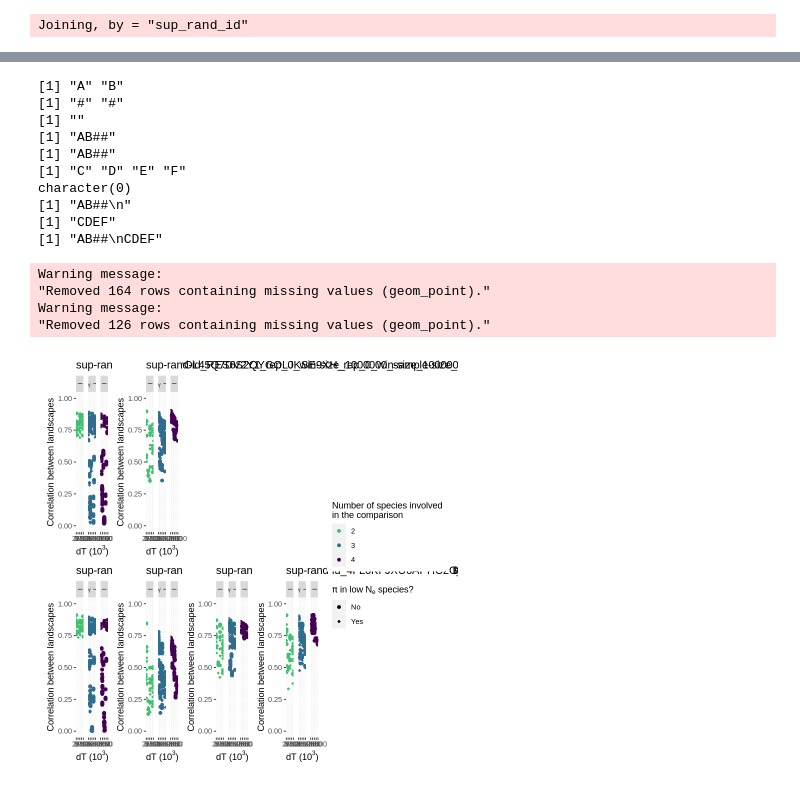
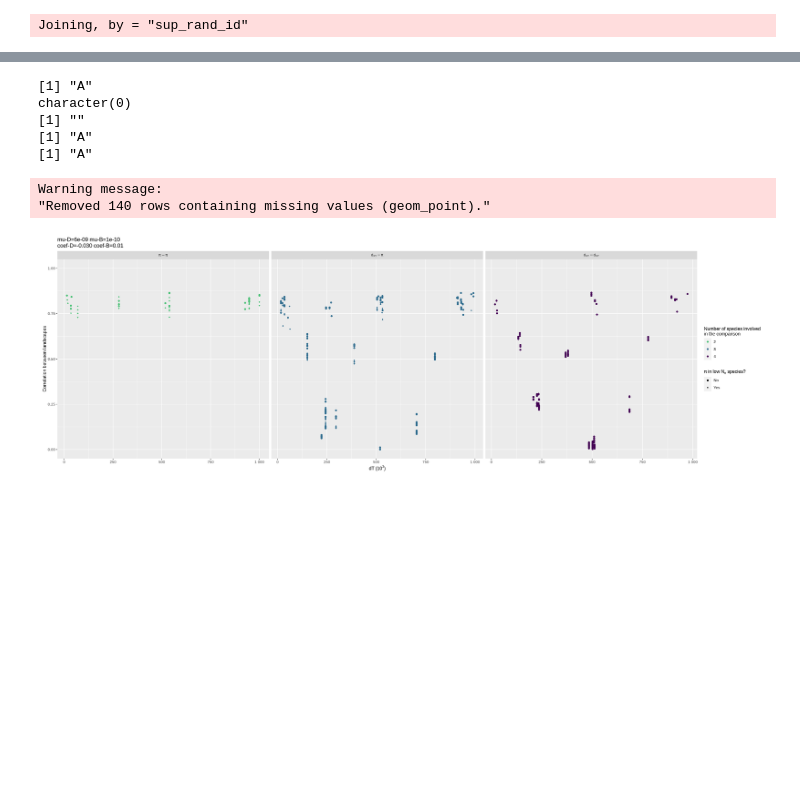
Before and after one commit to kr-colab/greatapes_sims, a Jupyter notebook: scripts/R/data-and-sims_panels.ipynb, the cells around one changed output, grey strips where cells are left out. Saved outputs shown, nothing was run; the diff lists cells and outputs as text; code cells hidden in the pictures; blank space fills up the shorter version.

```diff
--- a/scripts/R/data-and-sims_panels.ipynb
+++ b/scripts/R/data-and-sims_panels.ipynb
@@ -42,6 +53,8 @@ Joining, by = "sup_rand_id"
 simresults = simresults[simresults$win_len==win_len & simresults$padding == padding & simresults$rescf==1,]
 # %%
 simresults$selregime = ifelse(simresults$posrate<1e-16,ifelse(simresults$delrate<1e-16, "neutral", "del_only"), ifelse(simresults$delrate<1e-16, "pos_only", "both"))
+# %%
+simresults$seldesc = apply(simresults,1, function(x) paste("mu-D=", x["delrate"], " mu-B=", x["posrate"], "\ncoef-D=", x["delcoef"], " coef-B=", x["poscoef"], sep=""))
 # %%
 list.files(paste0(sims_path,simresults[10,]$folderpath))
 # %% [output]
@@ -61,6 +62,9 @@ list.files(paste0(sims_path,simresults[10,]$folderpath))
 # %%
-tmp = simresults[c(10,15,9,6,12,2),]
-
+tmp = simresults[1:1,]
+tmp = tmp[
+  with(tmp, order(delrate,posrate,-delcoef,poscoef)),
+]
+rownames(tmp) <- NULL
 plots = apply(tmp,1,
               function(x) readRDS(paste0(sims_path,x["folderpath"],
-                                         "/cor-pidxy-dT_",x["desc"],".rds"))+ggtitle(x["desc"]))
+                                         "/cor-pidxy-dT_",x["desc"],".rds"))+ggtitle(x["seldesc"]))
@@ -98,36 +102,29 @@ tab=table(tmp$selregime)
 # %%
 design=""
-counter = 1
-for (x in tab) {
-    #print(rep("#", max(tab)-x))
+for (regime in levels(tmp$selregime)) {
     if (design != "") design = paste0(design,"\n")
-    uni = 1:x
-    print(LETTERS[counter+uni-1])
-    print(rep("#", max(tab)-x))
-    add = paste0(paste0(LETTERS[counter+uni-1],collapse=""), paste0(rep("#", max(tab)-x),collapse=""), collapse="")
+    num_cols = 1:tab[regime]
+    num_blanks = max(tab)-tab[regime]
+    indexes = as.numeric(rownames(tmp[tmp$selregime==regime,]))
+    print(LETTERS[indexes])
+    print(rep("#", num_blanks))
+    add = paste0(paste0(LETTERS[indexes],collapse=""), paste0(rep("#", num_blanks),collapse=""), collapse="")
     print(design)
     print(add)
     design = paste0(design,add)
     print(design)
-    counter = max(uni)+1
 }
 # %% [output]
-[1] "A" "B"
-[1] "#" "#"
+[1] "A"
+character(0)
 [1] ""
-[1] "AB##"
-[1] "AB##"
-[1] "C" "D" "E" "F"
-character(0)
-[1] "AB##\n"
-[1] "CDEF"
-[1] "AB##\nCDEF"
+[1] "A"
+[1] "A"
 # %%
+options(repr.plot.width = 24, repr.plot.height = 8, repr.plot.res = 200)
 
 wrap_plots(plots, nrow=length(classes), design=design, guides="collect")
 # %% [output]
 Warning message:
-"Removed 164 rows containing missing values (geom_point)."
-Warning message:
-"Removed 126 rows containing missing values (geom_point)."
+"Removed 140 rows containing missing values (geom_point)."
-[figure, old version]
+[figure, new version]
```
Also changed, not shown: parts of 12 cells of this notebook, 1 other file.
